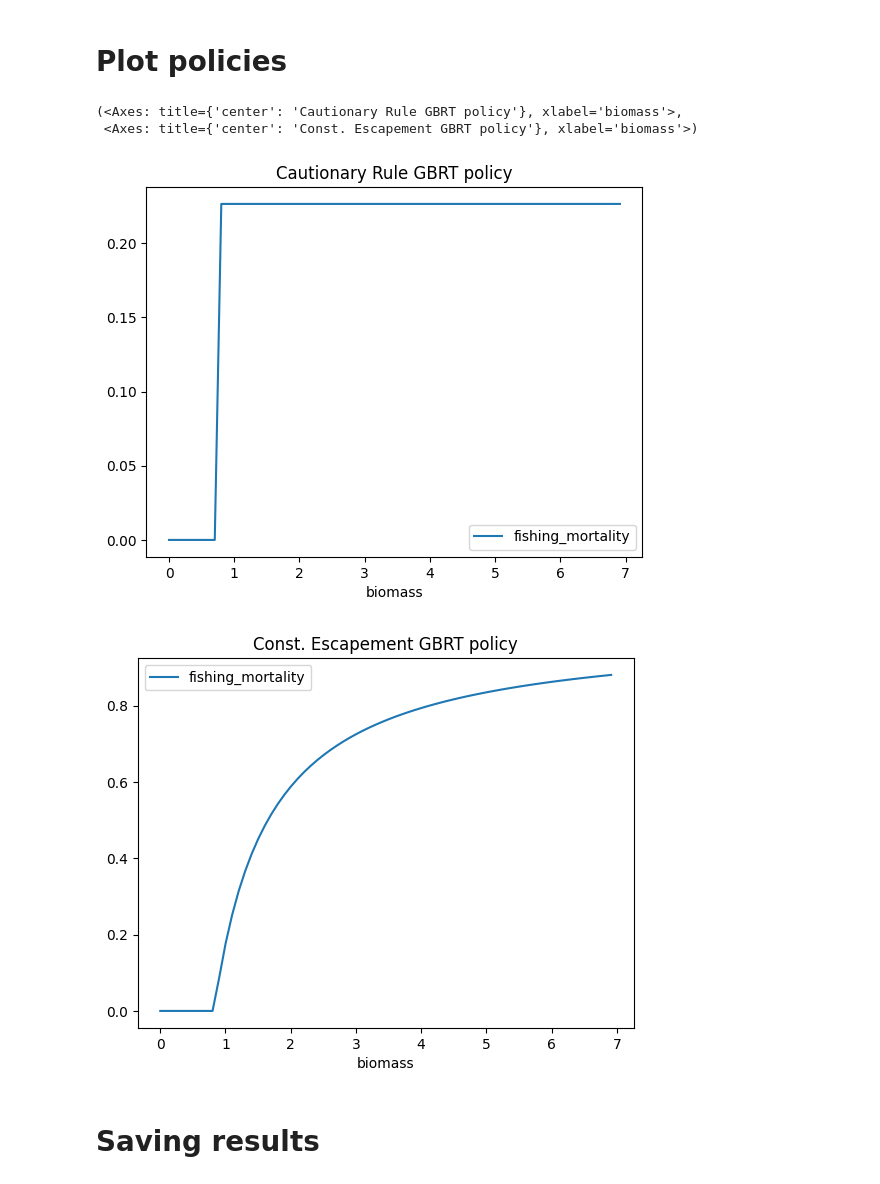
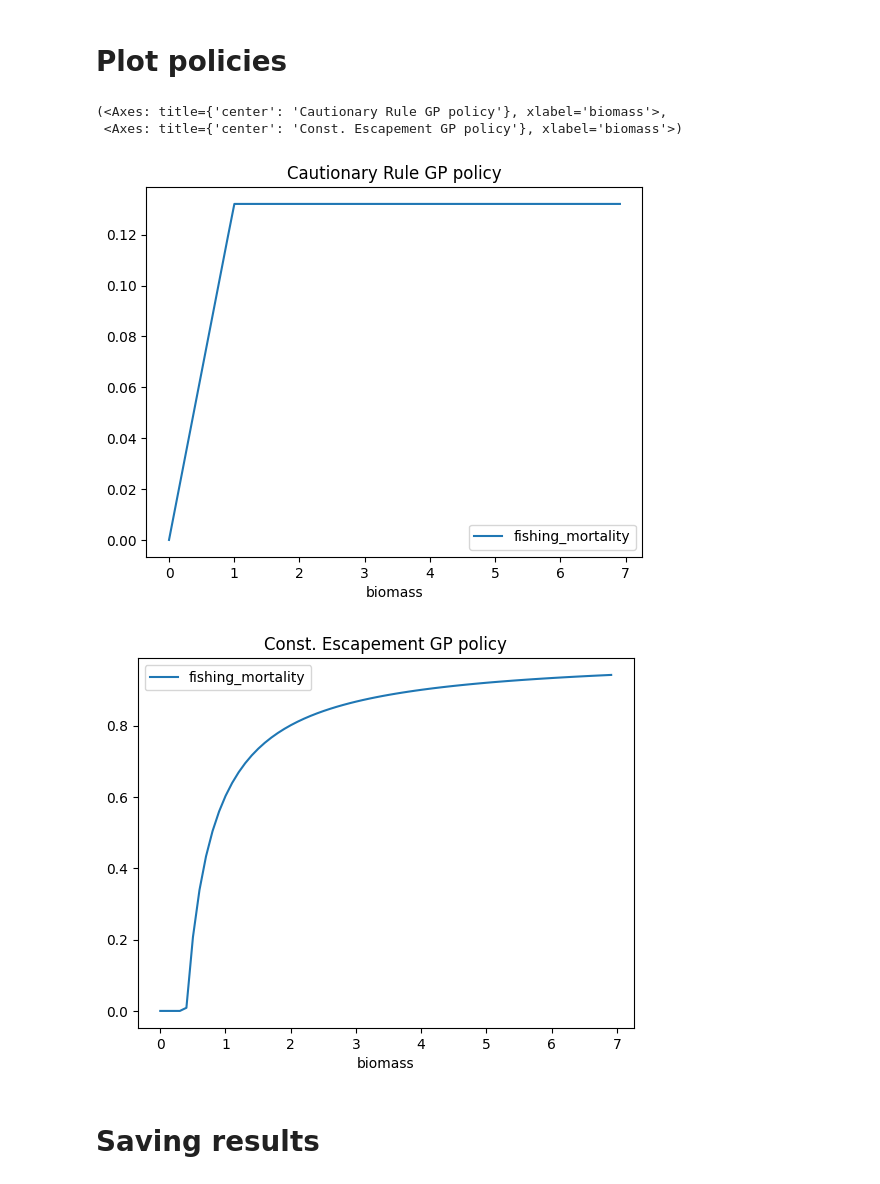
Before and after one commit to petebachant/rl4fisheries, a Jupyter notebook: notebooks/optimal-fixed-policy.ipynb, the cells around one changed output. Drawn from its saved outputs; the diff is of its cells as text; code cells hidden in the pictures.

```diff
--- a/notebooks/optimal-fixed-policy.ipynb
+++ b/notebooks/optimal-fixed-policy.ipynb
@@ -337,23 +381,23 @@ def get_policy_df(policy_obj, minx=-1, maxx=1, nx=500):
         }
     )
 # %%
-# cr_gp_preargs = {'log_radius': cr_gp.x[0], 'theta': cr_gp.x[1], 'y2': cr_gp.x[2]}
-# cr_gp_args = {}
-# cr_gp_args['x1'] = (10 ** cr_gp_preargs['log_radius']) * np.sin(cr_gp_preargs['theta'])
-# cr_gp_args['x2'] = (10 ** cr_gp_preargs['log_radius']) * np.cos(cr_gp_preargs['theta'])
-# cr_gp_args['y2'] = cr_gp_preargs['y2']
+cr_gp_preargs = {'log_radius': cr_gp.x[0], 'theta': cr_gp.x[1], 'y2': cr_gp.x[2]}
+cr_gp_args = {}
+cr_gp_args['x1'] = (10 ** cr_gp_preargs['log_radius']) * np.sin(cr_gp_preargs['theta'])
+cr_gp_args['x2'] = (10 ** cr_gp_preargs['log_radius']) * np.cos(cr_gp_preargs['theta'])
+cr_gp_args['y2'] = cr_gp_preargs['y2']
 
-cr_gbrt_preargs = {'log_radius': cr_gbrt.x[0], 'theta': cr_gbrt.x[1], 'y2': cr_gbrt.x[2]}
-cr_gbrt_args = {}
-cr_gbrt_args['x1'] = (10 ** cr_gbrt_preargs['log_radius']) * np.sin(cr_gbrt_preargs['theta'])
-cr_gbrt_args['x2'] = (10 ** cr_gbrt_preargs['log_radius']) * np.cos(cr_gbrt_preargs['theta'])
-cr_gbrt_args['y2'] = cr_gbrt_preargs['y2']
+# cr_gbrt_preargs = {'log_radius': cr_gbrt.x[0], 'theta': cr_gbrt.x[1], 'y2': cr_gbrt.x[2]}
+# cr_gbrt_args = {}
+# cr_gbrt_args['x1'] = (10 ** cr_gbrt_preargs['log_radius']) * np.sin(cr_gbrt_preargs['theta'])
+# cr_gbrt_args['x2'] = (10 ** cr_gbrt_preargs['log_radius']) * np.cos(cr_gbrt_preargs['theta'])
+# cr_gbrt_args['y2'] = cr_gbrt_preargs['y2']
 
-# msy_gp_args = {'mortality': msy_gp.x[0]}
+msy_gp_args = {'mortality': msy_gp.x[0]}
 # msy_gbrt_args = {'mortality': msy_gbrt.x[0]}
 
-# esc_gp_args = {'escapement': 10 ** esc_gp.x[0]}
-esc_gbrt_args = {'escapement': 10 ** esc_gbrt.x[0]}
+esc_gp_args = {'escapement': 10 ** esc_gp.x[0]}
+# esc_gbrt_args = {'escapement': 10 ** esc_gbrt.x[0]}
 
 # msy_gbrt_args = {'mortality': 0.05365088255575121}
 # esc_gbrt_args = {'escapement': 0.010338225232077163}
@@ -367,27 +411,27 @@ esc_gbrt_args = {'escapement': 10 ** esc_gbrt.x[0]}
 
 env = AsmEnv(config=CONFIG)
 
-cr_gbrt_df = get_policy_df(CautionaryRule(env, **cr_gbrt_args))
-# cr_gp_df = get_policy_df(CautionaryRule(env, **cr_gp_args))
+# cr_gbrt_df = get_policy_df(CautionaryRule(env, **cr_gbrt_args))
+cr_gp_df = get_policy_df(CautionaryRule(env, **cr_gp_args))
 
-esc_gbrt_df = get_policy_df(ConstEsc(env, **esc_gbrt_args))
-# esc_gp_df = get_policy_df(ConstEsc(env, **esc_gp_args))
+# esc_gbrt_df = get_policy_df(ConstEsc(env, **esc_gbrt_args))
+esc_gp_df = get_policy_df(ConstEsc(env, **esc_gp_args))
 
 # msy_gbrt_df = get_policy_df(Msy(env, **msy_gbrt_args))
 # msy_gp_df = get_policy_df(Msy(env, **msy_gp_args))
 # %%
 (
-    # cr_gp_df[cr_gp_df.biomass <= 7].plot(x='biomass', y='fishing_mortality', title='Cautionary Rule GP policy'),
-    # esc_gp_df[esc_gp_df.biomass <= 7].plot(x='biomass', y='fishing_mortality', title='Const. Escapement GP policy'),
-    cr_gbrt_df[cr_gbrt_df.biomass <= 7].plot(x='biomass', y='fishing_mortality', title='Cautionary Rule GBRT policy'),
-    esc_gbrt_df[esc_gbrt_df.biomass <= 7].plot(x='biomass', y='fishing_mortality', title='Const. Escapement GBRT policy'),
+    cr_gp_df[cr_gp_df.biomass <= 7].plot(x='biomass', y='fishing_mortality', title='Cautionary Rule GP policy'),
+    esc_gp_df[esc_gp_df.biomass <= 7].plot(x='biomass', y='fishing_mortality', title='Const. Escapement GP policy'),
+    # cr_gbrt_df[cr_gbrt_df.biomass <= 7].plot(x='biomass', y='fishing_mortality', title='Cautionary Rule GBRT policy'),
+    # esc_gbrt_df[esc_gbrt_df.biomass <= 7].plot(x='biomass', y='fishing_mortality', title='Const. Escapement GBRT policy'),
     # msy_gbrt_df[msy_gbrt_df.biomass <= 7].plot(x='biomass', y='fishing_mortality', title='MSY GP policy'),
 )
 # %% [output]
-(<Axes: title={'center': 'Cautionary Rule GBRT policy'}, xlabel='biomass'>,
- <Axes: title={'center': 'Const. Escapement GBRT policy'}, xlabel='biomass'>)
+(<Axes: title={'center': 'Cautionary Rule GP policy'}, xlabel='biomass'>,
+ <Axes: title={'center': 'Const. Escapement GP policy'}, xlabel='biomass'>)
-[figure, old version]
+[figure, new version]
-[figure, old version]
+[figure, new version]
 # %% [markdown]
 # Saving results
 # %% [markdown]
```
Also changed, not shown: parts of 9 cells of this notebook, 1 other file.
